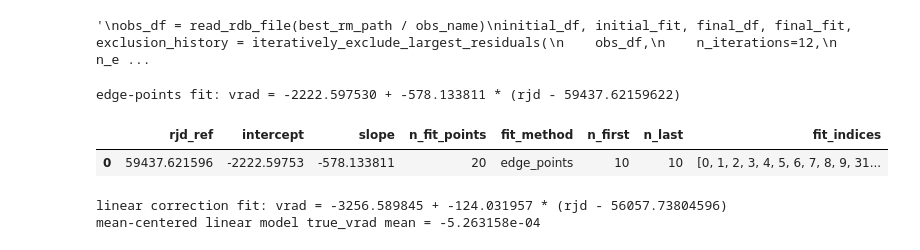
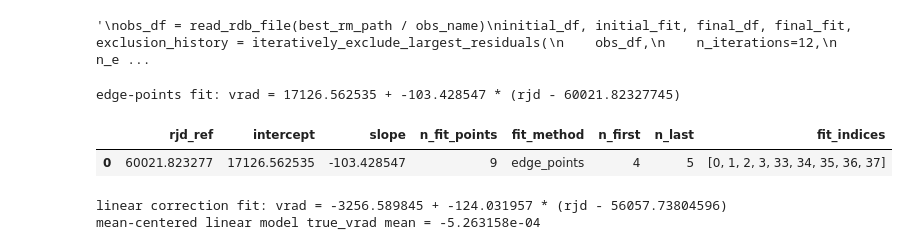
Before and after one commit to vadibekyan/RV_from_RM, a Jupyter notebook: best_rm_preprocessing.ipynb, the cells around one changed output. Drawn from its saved outputs; the diff is of its cells as text; code cells hidden in the pictures.

```diff
--- a/best_rm_preprocessing.ipynb
+++ b/best_rm_preprocessing.ipynb
@@ -344,7 +344,7 @@ fig.show()
 # %% [output]
 '\nobs_df = read_rdb_file(best_rm_path / obs_name)\ninitial_df, initial_fit, final_df, final_fit, exclusion_history = iteratively_exclude_largest_residuals(\n    obs_df,\n    n_iterations=12,\n    n_e ...
 # %%
-obs_name = 'HD189733_esp19_3.rdb'
+obs_name = 'WASP106_esp19_1.rdb'
 obs_df = read_rdb_file(best_rm_path / obs_name)
 
 def iteratively_clip_by_rms(obs_name, rms_threshold=2.0, max_iterations=10, observations_path=best_rm_path):
@@ -465,37 +465,37 @@ def plot_linear_fit_selection(obs_df, fitted_df, fit_result, obs_name, fit_label
 fit_method_for_plot = 'edge_points'  # use 'rms_clip' or 'edge_points'
 
 if fit_method_for_plot == 'rms_clip':
     rms_initial_df, rms_initial_fit, rms_final_df, rms_final_fit, rms_clip_history = iteratively_clip_by_rms(
         obs_name,
         rms_threshold=1.5,
         max_iterations=5,
     )
     print(
         f"RMS-clipped fit: vrad = {rms_final_fit['intercept']:.6f} "
         f"+ {rms_final_fit['slope']:.6f} * (rjd - {rms_final_fit['rjd_ref']:.8f})"
     )
     fig = plot_iterative_linear_fit(obs_df, rms_initial_fit, rms_final_df, rms_final_fit, obs_name)
     fig.update_layout(title=f'RMS-clipped linear RV fit: {obs_name}')
 elif fit_method_for_plot == 'edge_points':
     edge_fitted_df, edge_fit, edge_fit_history = fit_with_edge_points(
         obs_name,
-        n_first=10,
-        n_last=10,
+        n_first=4,
+        n_last=5,
     )
     print(
         f"edge-points fit: vrad = {edge_fit['intercept']:.6f} "
         f"+ {edge_fit['slope']:.6f} * (rjd - {edge_fit['rjd_ref']:.8f})"
     )
     display(edge_fit_history)
     fig = plot_linear_fit_selection(obs_df, edge_fitted_df, edge_fit, obs_name, fit_label='Edge-points linear fit')
 else:
     raise ValueError("fit_method_for_plot must be 'rms_clip' or 'edge_points'")
 
 fig.show()
 # %% [output]
-edge-points fit: vrad = -2222.597530 + -578.133811 * (rjd - 59437.62159622)
+edge-points fit: vrad = 17126.562535 + -103.428547 * (rjd - 60021.82327745)
 |  | rjd_ref | intercept | slope | n_fit_points | fit_method | n_first | n_last | fit_indices |
-| 0 | 59437.621596 | -2222.59753 | -578.133811 | 20 | edge_points | 10 | 10 | [0, 1, 2, 3, 4, 5, 6, 7, 8, 9, 31... |
+| 0 | 60021.823277 | 17126.562535 | -103.428547 | 9 | edge_points | 4 | 5 | [0, 1, 2, 3, 33, 34, 35, 36, 37] |
 # %%
 STOP HERE TOO
 # %%
```
Also changed, not shown: 11 other files.
